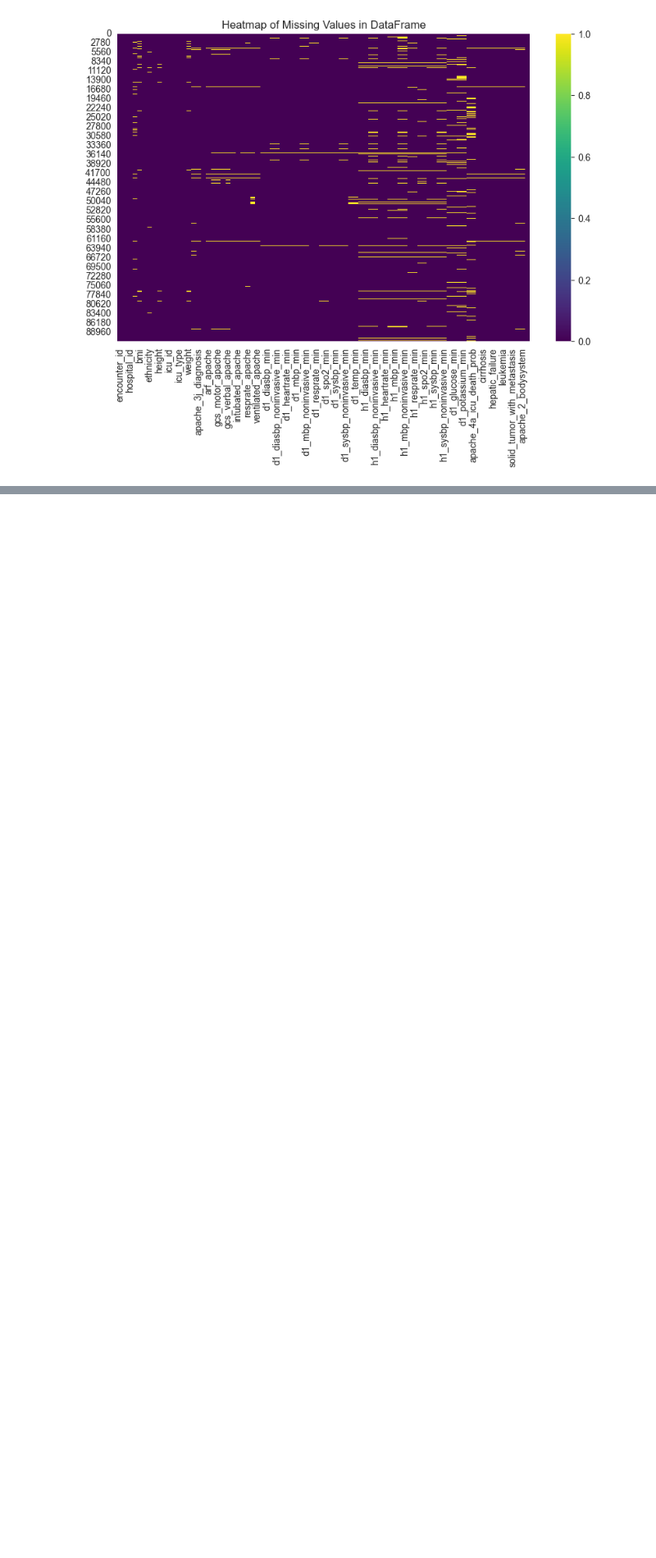
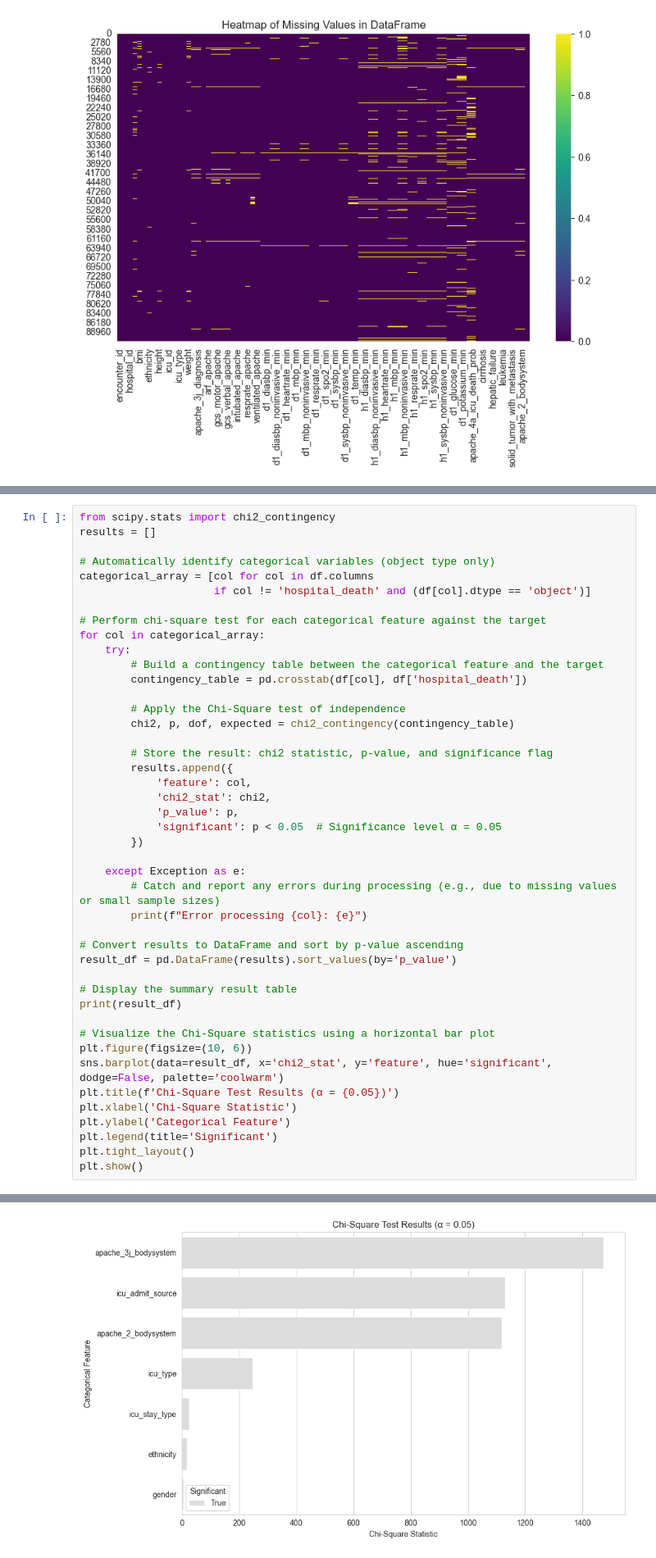
Before and after one commit to Delysid749/Patient-Survival-Prediction, a Jupyter notebook: src/notebook/EDA.ipynb, the cells around one changed output, grey strips where cells are left out. Shown at 82% size. Cells and saved outputs as stored; diff of their text form; blank space fills up the shorter version.

```diff
--- a/src/notebook/EDA.ipynb
+++ b/src/notebook/EDA.ipynb
@@ -113,0 +207,45 @@ Length: 84, dtype: int64
+# %%
+from scipy.stats import chi2_contingency
+results = []
+
+# Automatically identify categorical variables (object type only)
+categorical_array = [col for col in df.columns
+                     if col != 'hospital_death' and (df[col].dtype == 'object')]
+
+# Perform chi-square test for each categorical feature against the target
+for col in categorical_array:
+    try:
+        # Build a contingency table between the categorical feature and the target
+        contingency_table = pd.crosstab(df[col], df['hospital_death'])
+
+        # Apply the Chi-Square test of independence
+        chi2, p, dof, expected = chi2_contingency(contingency_table)
+
+        # Store the result: chi2 statistic, p-value, and significance flag
+        results.append({
+            'feature': col,
+            'chi2_stat': chi2,
+            'p_value': p,
+            'significant': p < 0.05  # Significance level α = 0.05
+        })
+
+    except Exception as e:
+        # Catch and report any errors during processing (e.g., due to missing values or small sample sizes)
+        print(f"Error processing {col}: {e}")
+
+# Convert results to DataFrame and sort by p-value ascending
+result_df = pd.DataFrame(results).sort_values(by='p_value')
+
+# Display the summary result table
+print(result_df)
+
+# Visualize the Chi-Square statistics using a horizontal bar plot
+plt.figure(figsize=(10, 6))
+sns.barplot(data=result_df, x='chi2_stat', y='feature', hue='significant', dodge=False, palette='coolwarm')
+plt.title(f'Chi-Square Test Results (α = {0.05})')
+plt.xlabel('Chi-Square Statistic')
+plt.ylabel('Categorical Feature')
+plt.legend(title='Significant')
+plt.tight_layout()
+plt.show()
+# %% [output]
@@ -113,0 +260 @@ Length: 84, dtype: int64
+[figure, added]
```
Also changed, not shown: parts of 18 cells of this notebook.
